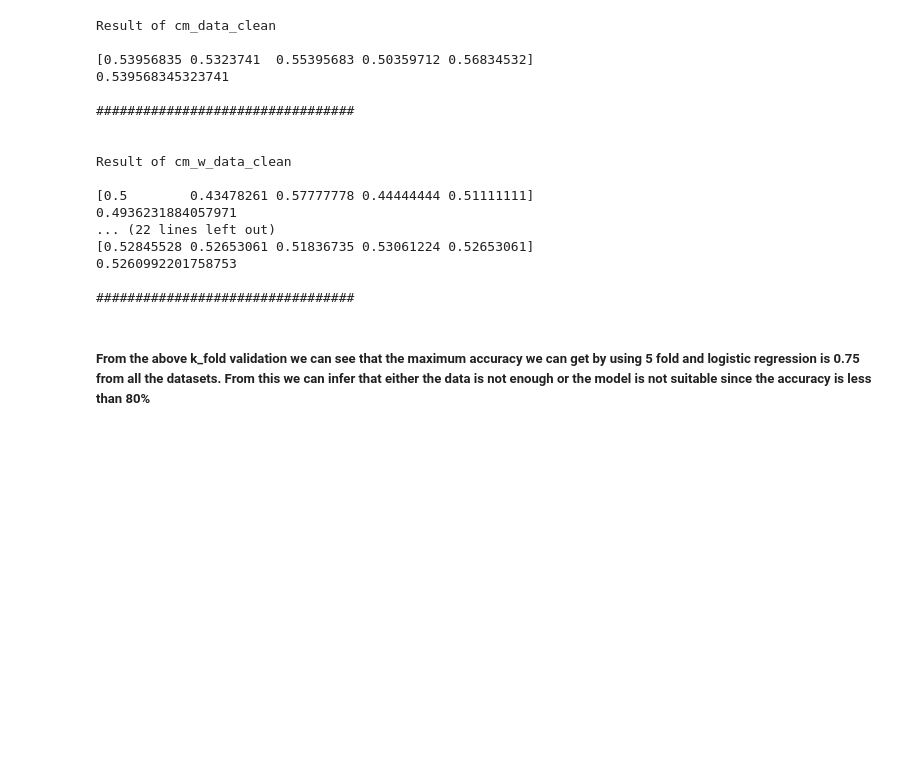
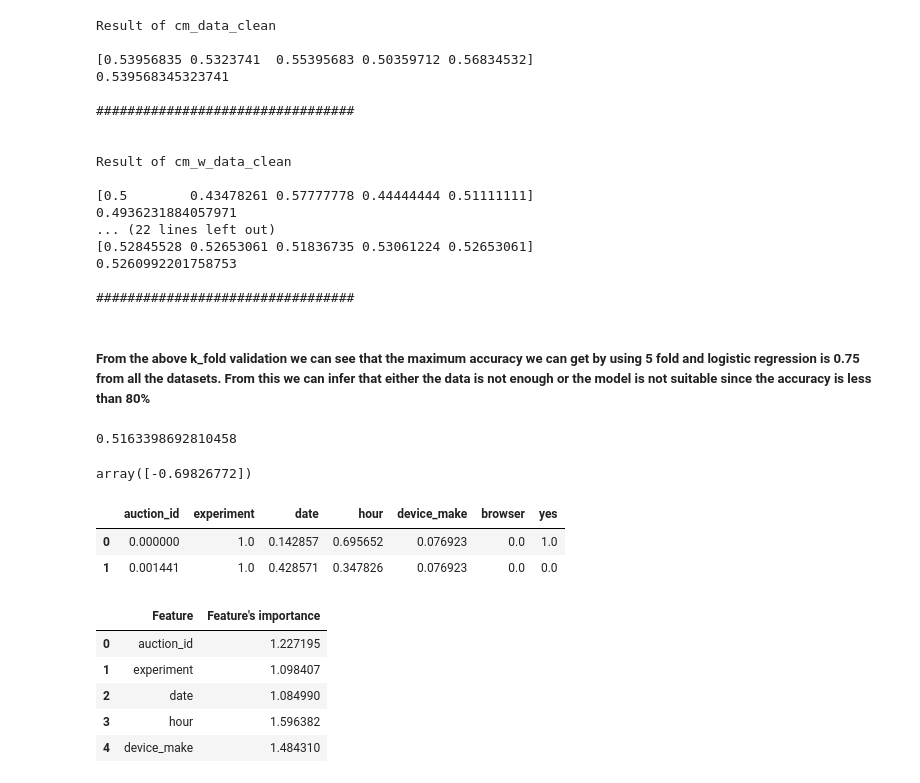
Before and after one commit to Micky373/abtest-mlops, a Jupyter notebook: notebooks/logistic_regression.ipynb, the cells around one changed output. Cells and saved outputs as stored; diff of their text form; code cells hidden in the pictures; blank space fills up the shorter version.

```diff
--- a/notebooks/logistic_regression.ipynb
+++ b/notebooks/logistic_regression.ipynb
@@ -169,3 +172,18 @@ Result of cm_w_data_clean
 #################################
 # %% [markdown]
 ##### From the above k_fold validation we can see that the maximum accuracy we can get by using 5 fold and logistic regression is 0.75 from all the datasets. From this we can infer that either the data is not enough or the model is not suitable since the accuracy is less than 80%
+# %%
+X = cm_data_clean.iloc[:,:6]
+y = cm_data_clean.iloc[:,-1]
+x_main,x_test,y_main,y_test = train_test_split(X,y,test_size=0.1)
+x_train,x_valid,y_train,y_valid = train_test_split(X,y,test_size=0.22)
+# %%
+model = LogisticRegression()
+model.fit(x_train,y_train)
+model.score(x_valid,y_valid)
+# %% [output]
+0.5163398692810458
+# %%
+model.intercept_
+# %% [output]
+array([-0.69826772])
@@ -171,0 +192,6 @@ Result of cm_w_data_clean
+# %%
+cm_data_clean.head(2)
+# %% [output]
+|  | auction_id | experiment | date | hour | device_make | browser | yes |
+| 0 | 0.000000 | 1.0 | 0.142857 | 0.695652 | 0.076923 | 0.0 | 1.0 |
+| 1 | 0.001441 | 1.0 | 0.428571 | 0.347826 | 0.076923 | 0.0 | 0.0 |
@@ -171,0 +201,10 @@ Result of cm_w_data_clean
+# %%
+feature_importance_df['Feature\'s importance'] = pow(math.e,np.array(coefitients[0]))
+feature_importance_df.head()
+# %% [output]
+|  | Feature | Feature's importance |
+| 0 | auction_id | 1.227195 |
+| 1 | experiment | 1.098407 |
+| 2 | date | 1.084990 |
+| 3 | hour | 1.596382 |
+| 4 | device_make | 1.484310 |
```
Also changed, not shown: parts of 6 cells of this notebook.
